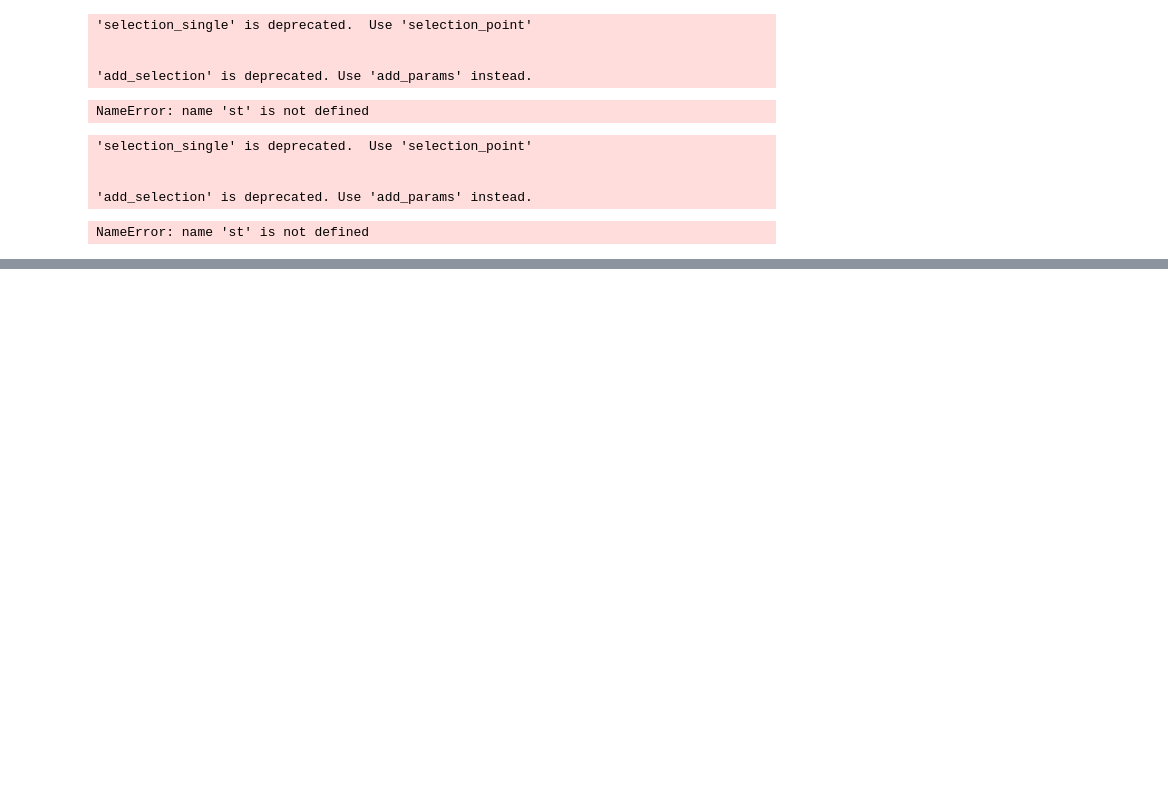
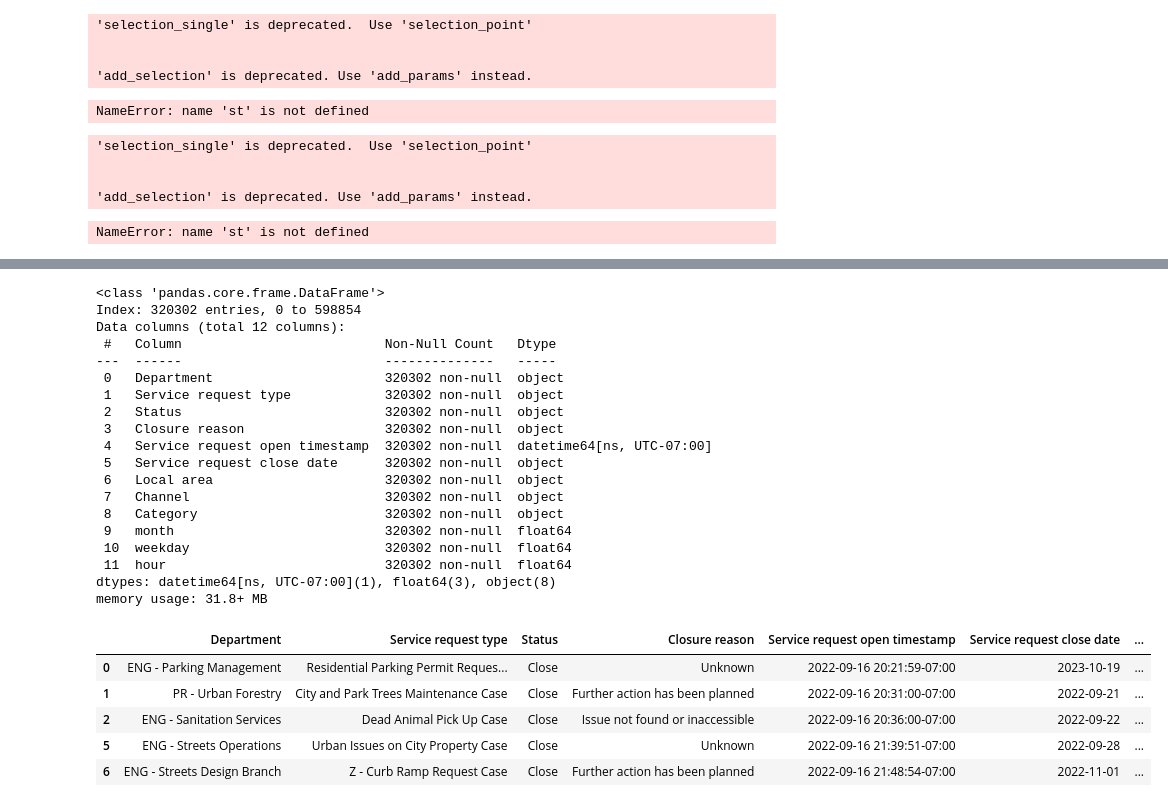
Before and after one commit to 0x1AY/Van-311, a Jupyter notebook: main.ipynb, the cells around one changed output, grey strips where cells are left out. Cells and saved outputs as stored; diff of their text form; code cells hidden in the pictures; blank space fills up the shorter version.

```diff
--- a/main.ipynb
+++ b/main.ipynb
@@ -584,0 +791,31 @@ NameError: name 'st' is not defined
+# %%
+service_requests_dropna = service_requests.dropna(axis=0, how='any', subset=None, inplace=False)
+# %%
+service_requests_dropna.info()
+service_requests_dropna.head()
+# %% [output]
+<class 'pandas.core.frame.DataFrame'>
+Index: 320302 entries, 0 to 598854
+Data columns (total 12 columns):
+ #   Column                          Non-Null Count   Dtype
+---  ------                          --------------   -----
+ 0   Department                      320302 non-null  object
+ 1   Service request type            320302 non-null  object
+ 2   Status                          320302 non-null  object
+ 3   Closure reason                  320302 non-null  object
+ 4   Service request open timestamp  320302 non-null  datetime64[ns, UTC-07:00]
+ 5   Service request close date      320302 non-null  object
+ 6   Local area                      320302 non-null  object
+ 7   Channel                         320302 non-null  object
+ 8   Category                        320302 non-null  object
+ 9   month                           320302 non-null  float64
+ 10  weekday                         320302 non-null  float64
+ 11  hour                            320302 non-null  float64
+dtypes: datetime64[ns, UTC-07:00](1), float64(3), object(8)
+memory usage: 31.8+ MB
+|  | Department | Service request type | Status | Closure reason | Service request open timestamp | Service request close date | ... |
+| 0 | ENG - Parking Management | Residential Parking Permit Reques... | Close | Unknown | 2022-09-16 20:21:59-07:00 | 2023-10-19 | ... |
+| 1 | PR - Urban Forestry | City and Park Trees Maintenance Case | Close | Further action has been planned | 2022-09-16 20:31:00-07:00 | 2022-09-21 | ... |
+| 2 | ENG - Sanitation Services | Dead Animal Pick Up Case | Close | Issue not found or inaccessible | 2022-09-16 20:36:00-07:00 | 2022-09-22 | ... |
+| 5 | ENG - Streets Operations | Urban Issues on City Property Case | Close | Unknown | 2022-09-16 21:39:51-07:00 | 2022-09-28 | ... |
+| 6 | ENG - Streets Design Branch | Z - Curb Ramp Request Case | Close | Further action has been planned | 2022-09-16 21:48:54-07:00 | 2022-11-01 | ... |
```
Also changed, not shown: parts of 15 cells of this notebook, 2 other files.
